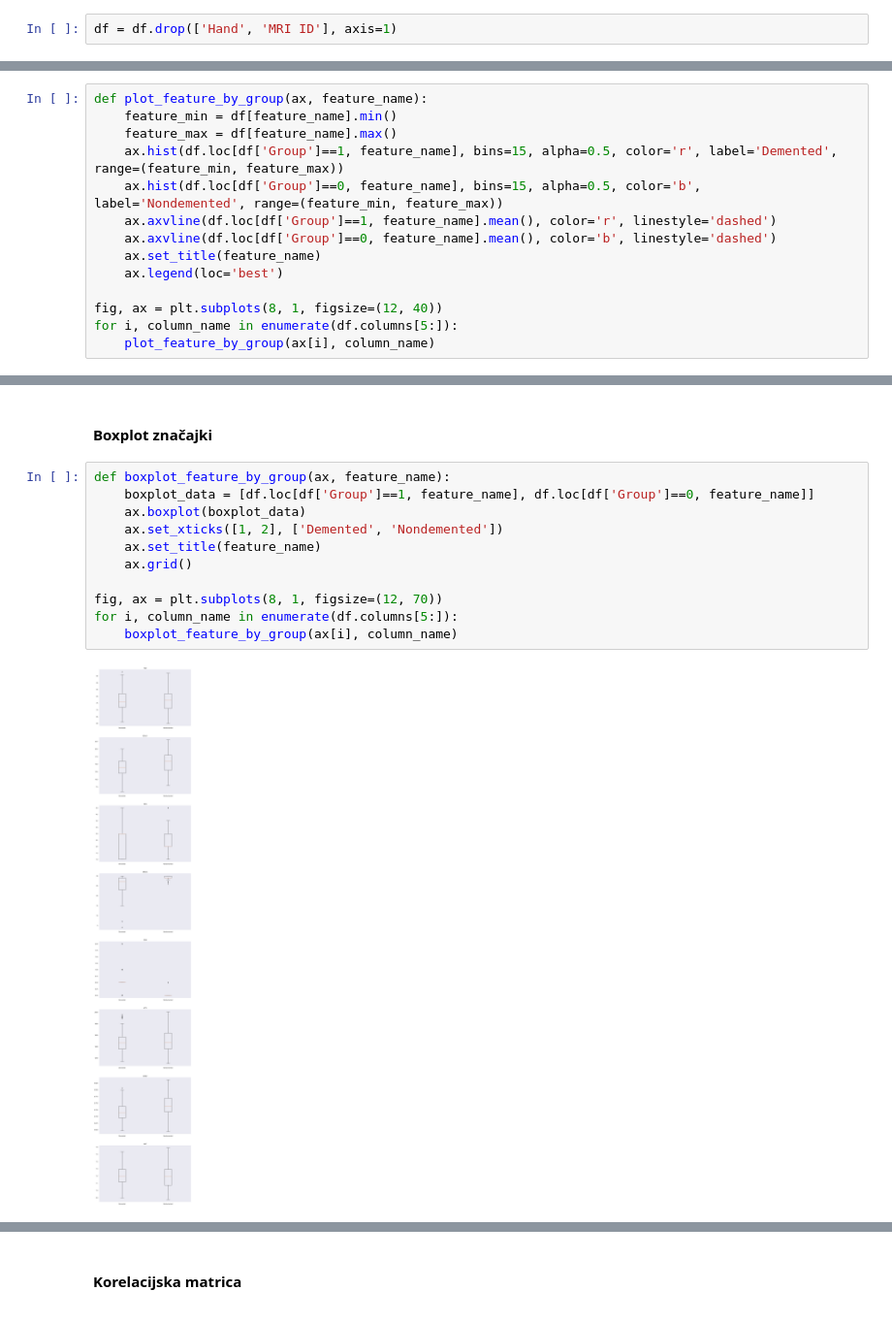
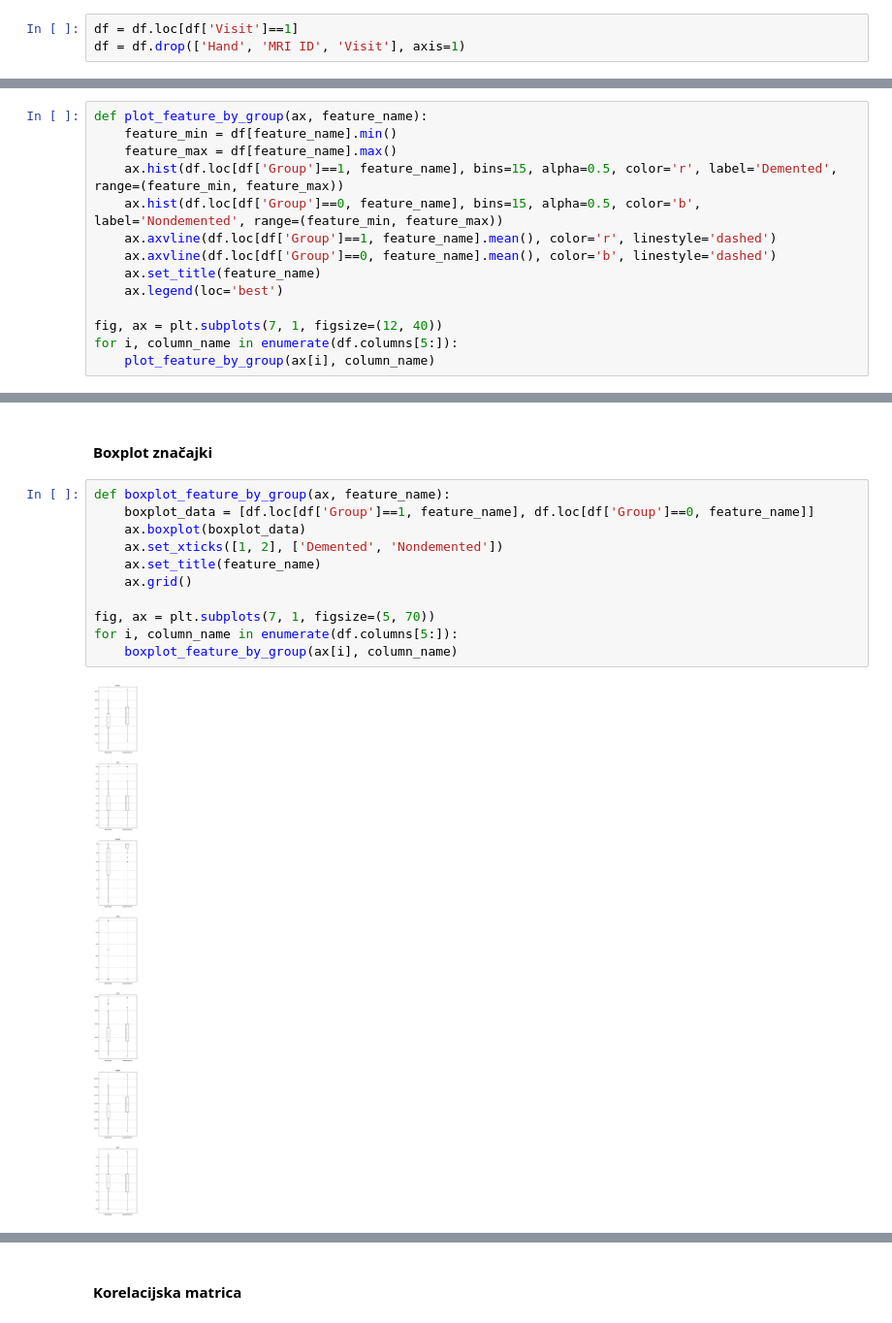
Before and after one commit to stanarlea/alzheimer, a Jupyter notebook: MRI and Alzheimers.ipynb, the cells around one changed output, grey strips where cells are left out. Shown at 97% size. Cells and saved outputs as stored; diff of their text form.

```diff
--- a/MRI and Alzheimers.ipynb
+++ b/MRI and Alzheimers.ipynb
@@ -96,7 +94,8 @@ Stupac **Group** čine tri klase: Demented, Nondemented i Converted.
 
 64 ispitanika je klasificirano u klasu Demented prilikom prvog posjeta i u toj klasi su ostali tijekom cijelog istraživanja. 72 ispitanika su nedementna (klasa Nondemented). 14 ispitanika je inicijalno u klasi Nondemented, ali su kasnije prebačeni u klasu Demented. Ti ispitanici pripadaju grupi Converted.
 # %%
-df = df.drop(['Hand', 'MRI ID'], axis=1)
+df = df.loc[df['Visit']==1]
+df = df.drop(['Hand', 'MRI ID', 'Visit'], axis=1)
 # %% [markdown]
 ### Nedostajuće vrijednosti
 
@@ -240,7 +238,7 @@ def plot_feature_by_group(ax, feature_name):
     ax.set_title(feature_name)
     ax.legend(loc='best')
 
-fig, ax = plt.subplots(8, 1, figsize=(12, 40))
+fig, ax = plt.subplots(7, 1, figsize=(12, 40))
 for i, column_name in enumerate(df.columns[5:]):
     plot_feature_by_group(ax[i], column_name)
 # %% [output]
@@ -254,13 +252,13 @@ Dobru separaciju po grupama imaju značajke MMSE i CDR.
 # %%
 def boxplot_feature_by_group(ax, feature_name):
     boxplot_data = [df.loc[df['Group']==1, feature_name], df.loc[df['Group']==0, feature_name]]
     ax.boxplot(boxplot_data)
     ax.set_xticks([1, 2], ['Demented', 'Nondemented'])
     ax.set_title(feature_name)
     ax.grid()
 
-fig, ax = plt.subplots(8, 1, figsize=(12, 70))
+fig, ax = plt.subplots(7, 1, figsize=(5, 70))
 for i, column_name in enumerate(df.columns[5:]):
     boxplot_feature_by_group(ax[i], column_name)
 # %% [output]
-[figure, old version]
+[figure, new version]
```
Also changed, not shown: parts of 38 cells of this notebook.
